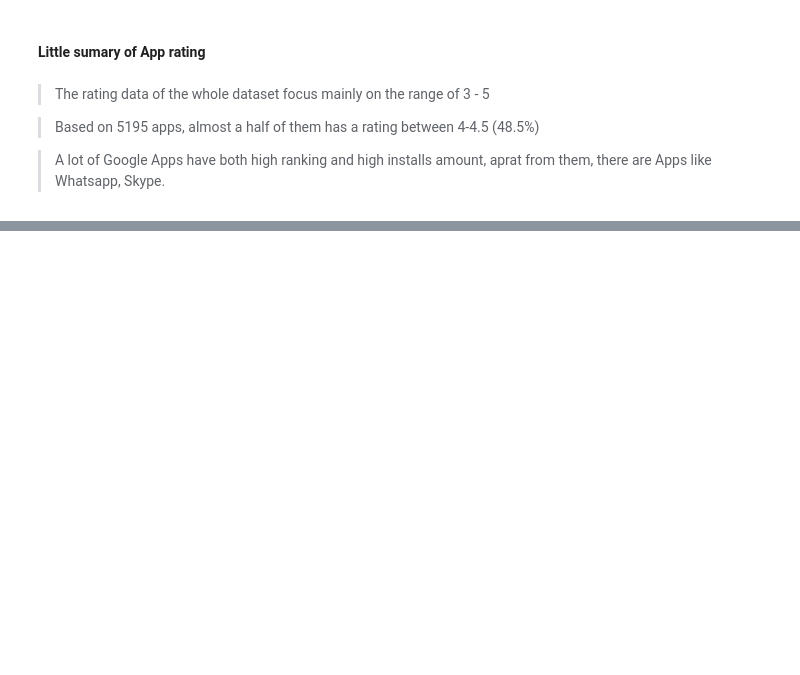
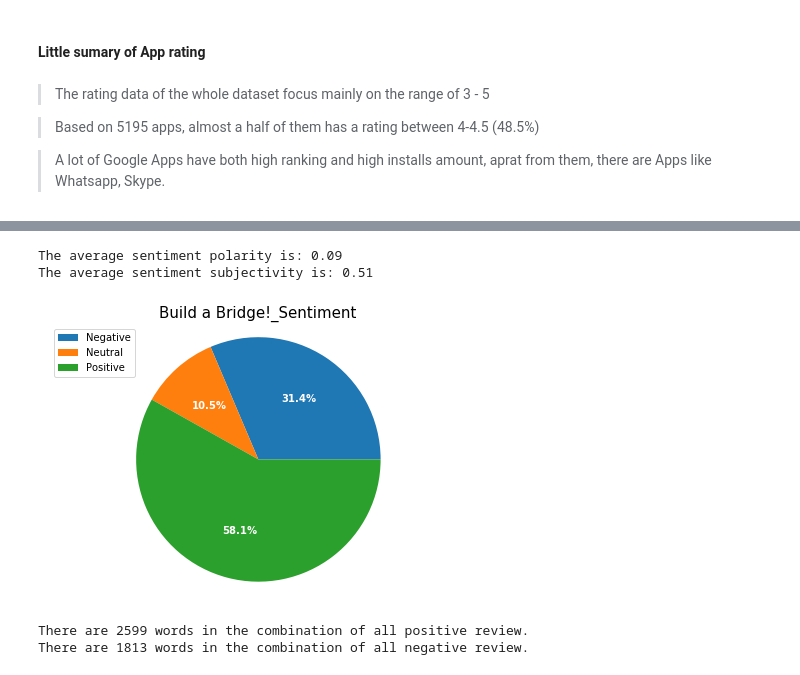
Before and after one commit to MingxingDING/Coursera_Capstone, a Jupyter notebook: APP download and statistic study_Android_2019.ipynb, the cells around one changed output, grey strips where cells are left out. Drawn from its saved outputs; the diff is of its cells as text; code cells hidden in the pictures; blank space fills up the shorter version.

```diff
--- a/APP download and statistic study_Android_2019.ipynb
+++ b/APP download and statistic study_Android_2019.ipynb
@@ -554,0 +680,9 @@ There are 9 Apps who have over 1 billion installs and a rating between 4 - 4.5
+# %%
+body = client_5edcf642cc3e474083e148b74f7ed6ac.get_object(Bucket='courseracapstoneprojects-donotdelete-pr-p3cpfbi5oli7xs',Key='googleplaystore_user_reviews.csv')['Body']
+# add missing __iter__ method, so pandas accepts body as file-like object
+if not hasattr(body, "__iter__"): body.__iter__ = types.MethodType( __iter__, body )
+
+# If you are reading an Excel file into a pandas DataFrame, replace `read_csv` by `read_excel` in the next statement.
+df_data_0 = pd.read_csv(body)
+df_review=df_data_0
+df_review.head()
@@ -554,0 +718,9 @@ There are 9 Apps who have over 1 billion installs and a rating between 4 - 4.5
+# %%
+# It seems that there are rows without any information of all the columns besides 'App'
+# I'm going to remove these rows
+
+df_review.dropna(inplace=True)
+print('Shape of table: ',df_review.shape)
+print('Number of distinct App: ',df_review['App'].nunique())
+print('')
+print('The' 'Isnull' 'cells: \n',df_review.isnull().sum())
@@ -554,0 +790,6 @@ There are 9 Apps who have over 1 billion installs and a rating between 4 - 4.5
+# %%
+# Because not all the App in df_google exist in df_review, after several try,I found 'Build a Bridge',which has rating of 4.6
+# and more than 10,000,000 INSTALLS
+df_f_bridge=df_review[df_review['App']=='Build a Bridge!']
+print(df_f_bridge.shape)
+df_f_bridge.head()
@@ -554,0 +804,6 @@ There are 9 Apps who have over 1 billion installs and a rating between 4 - 4.5
+# %%
+# get the number of positive, negative and neutral reviews
+
+df_f_bridge_s=df_f_bridge.groupby(by=['Sentiment']).count()[['App']]
+df_f_bridge_s.columns={'count'}
+df_f_bridge_s
@@ -554,0 +816,34 @@ There are 9 Apps who have over 1 billion installs and a rating between 4 - 4.5
+# %%
+# calculate the average sentiment polarity and sentiment subjectivity
+
+print('The average sentiment polarity is: %.2f'%df_f_bridge['Sentiment_Polarity'].mean())
+print('The average sentiment subjectivity is: %.2f'%df_f_bridge['Sentiment_Subjectivity'].mean())
+# %% [output]
+The average sentiment polarity is: 0.09
+The average sentiment subjectivity is: 0.51
+# %%
+# add a pie chart to show this count
+
+df_f_bridge_s['count'].plot(kind='pie',
+                        figsize=(7.5,5),
+                        autopct='%1.1f%%',
+                        labels=None,
+                        textprops=dict(color="w",weight="bold"))
+
+plt.title('Build a Bridge!_Sentiment',fontsize=15)
+plt.ylabel('')
+plt.legend(labels=df_f_bridge_s.index, loc='upper left')
+plt.axis('equal')
+
+plt.show()
+# %% [output]
+[figure, added]
+# %%
+text_f = " ".join(df_f_bridge['Translated_Review'][i] for i in df_f_bridge[df_f_bridge['Sentiment']=='Positive']['Translated_Review'].index)
+text_f_n = " ".join(df_f_bridge['Translated_Review'][i] for i in df_f_bridge[df_f_bridge['Sentiment']=='Negative']['Translated_Review'].index)
+
+print ("There are {} words in the combination of all positive review.".format(len(text_f)))
+print ("There are {} words in the combination of all negative review.".format(len(text_f_n)))
+# %% [output]
+There are 2599 words in the combination of all positive review.
+There are 1813 words in the combination of all negative review.
```
Also changed, not shown: parts of 52 cells of this notebook.
